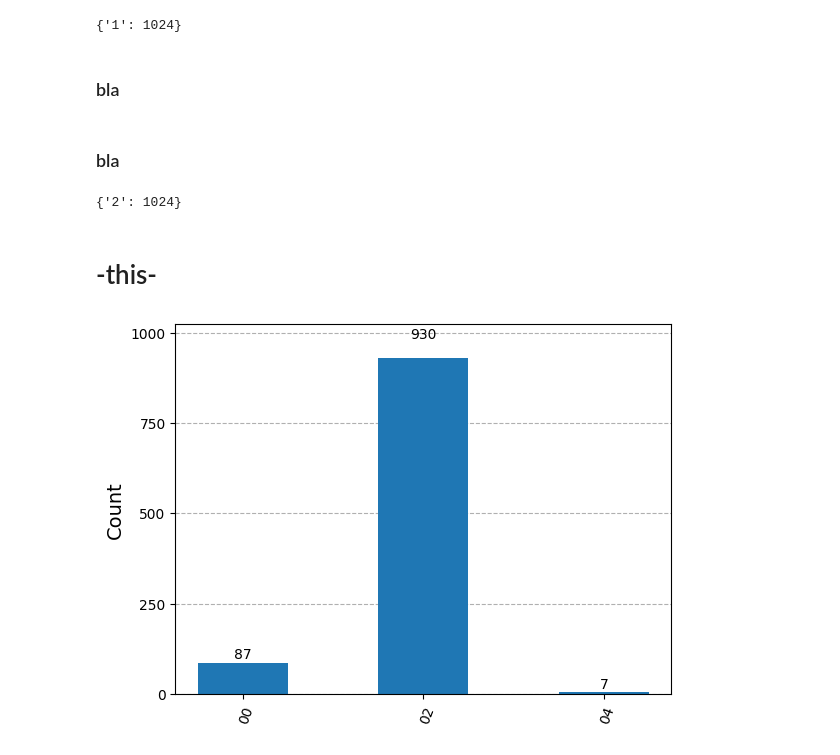
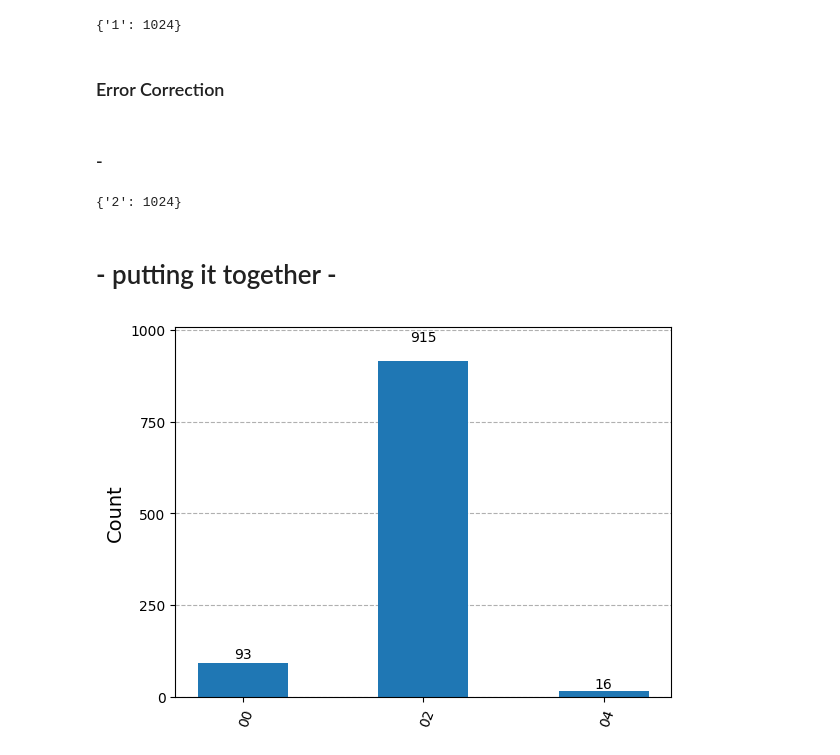
Before and after one commit to BenjaminBurghouwt/exploring-bosonic-qiskit-qec, a Jupyter notebook: src/bosonic_error_correction.ipynb, the cells around one changed output. Saved outputs shown, nothing was run; the diff lists cells and outputs as text; code cells hidden in the pictures.

```diff
--- a/src/bosonic_error_correction.ipynb
+++ b/src/bosonic_error_correction.ipynb
@@ -103,7 +104,7 @@ print(counts)
 # %% [output]
 {'1': 1024}
 # %% [markdown]
-### bla
+### Error Correction
 # %%
 empty = np.zeros((2**num_qubits_per_qumode, 2**num_qubits_per_qumode))
 
@@ -134,7 +135,7 @@ def u_even(kt):
     assert(is_unitary_matrix(u_even))
     return u_even
 # %% [markdown]
-### bla
+### -
 # %%
 qmr = c2qa.QumodeRegister(num_qumodes, num_qubits_per_qumode)
 cr = ClassicalRegister(num_qumodes * num_qubits_per_qumode)
@@ -154,7 +155,7 @@ print(counts)
 # %% [output]
 {'2': 1024}
 # %% [markdown]
-# -this-
+# - putting it together -
 # %%
 num_qumodes = 1
 num_qubits_per_qumode = 3
@@ -181,35 +182,35 @@ def do_error_correction(circuit):
     circuit.measure(anc[0], cr[0])
 
     kt_dur = circuit_delay # time since previous error correction
-    kt = photon_loss_rate * (kt_dur + 0.01)
+    kt = photon_loss_rate * kt_dur
 
     with circuit.if_test((cr[0], 1), label='Recovery operator') as else_:
         circuit.cv_gate_from_matrix(u_odd, qmr[0], duration=0.1, unit="ns")
         circuit.reset(anc[0])
     with else_:
         circuit.cv_gate_from_matrix(u_even(kt), qmr[0], duration=0.1, unit="ns")
 
 
 # initialise ancilla qubit in even |0> or odd |1> state
 circuit.initialize(0, anc[0])
 # initialise qumode in Fock state
 circuit.cv_initialize(2, qmr[0])
 
 # apply a delay to illustrate the effect of photon loss
 circuit.cv_delay(duration=circuit_delay, unit=time_unit, qumode=qmr[0])
 
 # apply error correction
 do_error_correction(circuit)
 
 noise_pass = c2qa.kraus.PhotonLossNoisePass(photon_loss_rates=photon_loss_rate, circuit=circuit, time_unit=time_unit)
 
 # to see the loss and correction, add measurements and count up the results
 circuit.cv_measure(qmr[0], cr)
 
 # circuit.draw('mpl')
 
 counts = c2qa.util.simulate(circuit, noise_passes=noise_pass)[2] # returns a tuple of state, result, fock_counts
 
 visualization.plot_histogram(counts)
 # %% [output]
-[figure, old version]
+[figure, new version]
```
Also changed, not shown: parts of 2 cells of this notebook.
